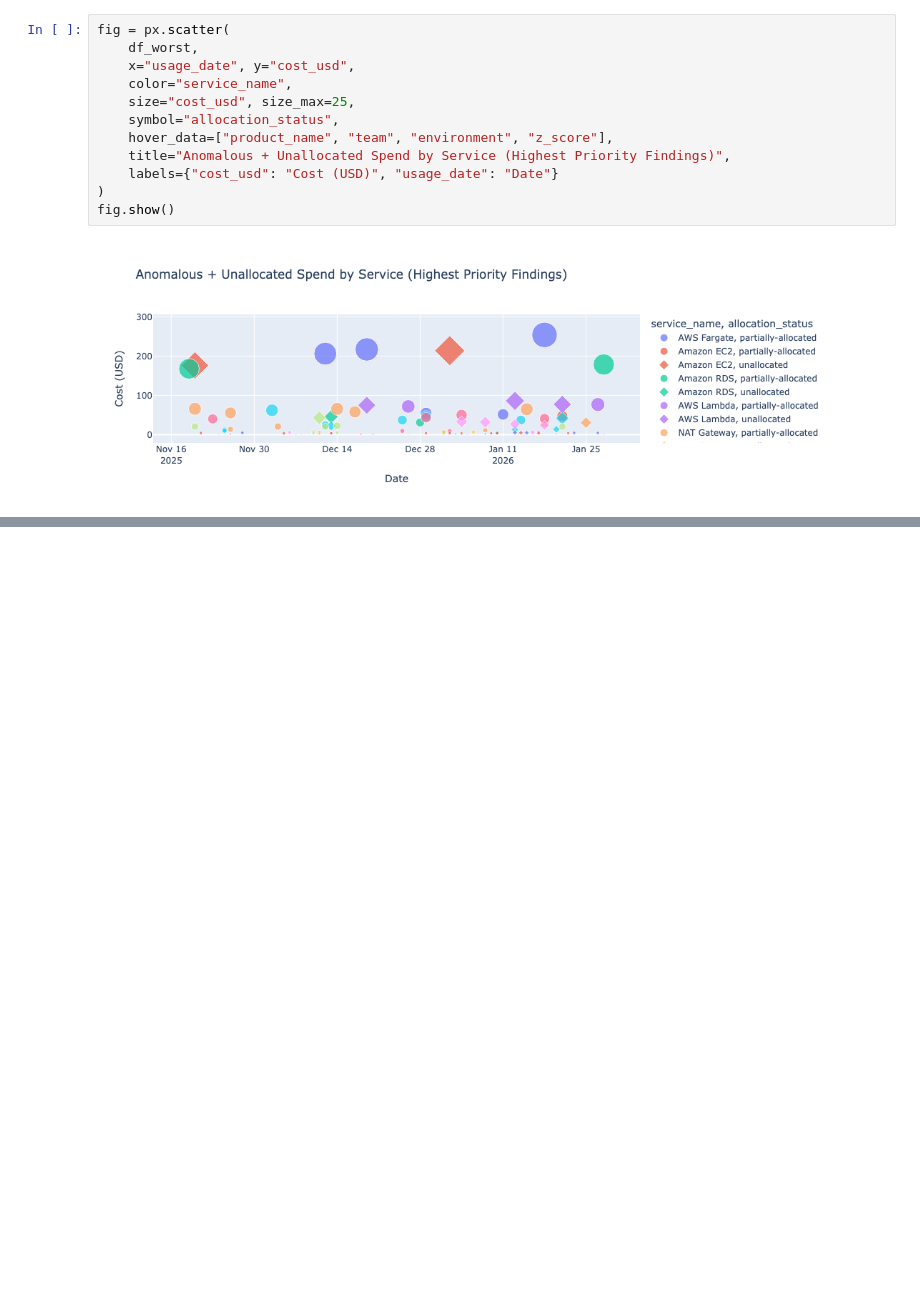
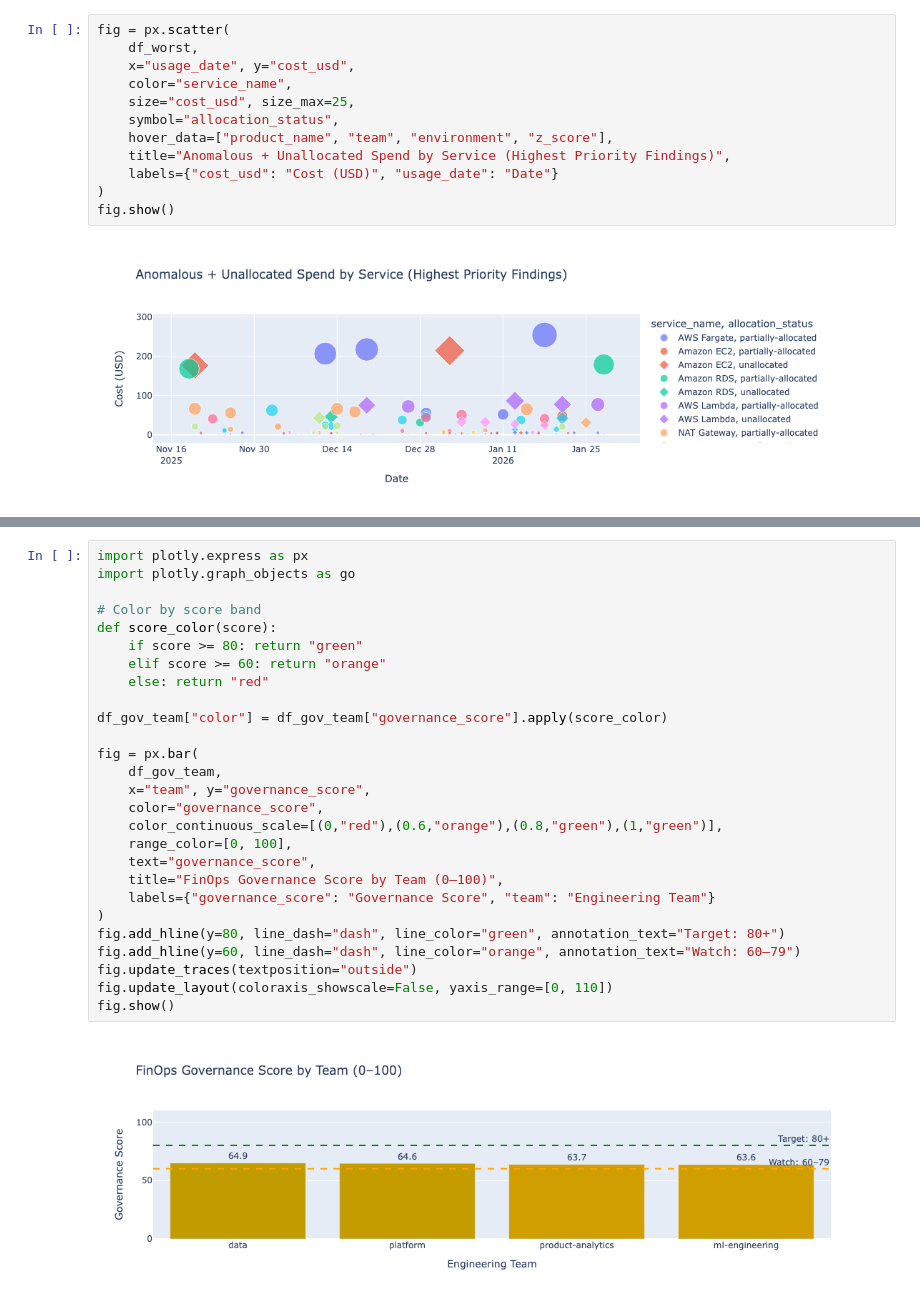
Before and after one commit to marvinmills/finops-dojo-lab, a Jupyter notebook: 01-aws-ai-saas-case/analysis/analysis2.ipynb, the cells around one changed output, grey strips where cells are left out. Drawn from its saved outputs; the diff is of its cells as text; blank space fills up the shorter version.

Commit message:
visuals for stakeholders

```diff
--- a/01-aws-ai-saas-case/analysis/analysis2.ipynb
+++ b/01-aws-ai-saas-case/analysis/analysis2.ipynb
@@ -2497,0 +2579,29 @@ fig.show()
+# %%
+import plotly.express as px
+import plotly.graph_objects as go
+
+# Color by score band
+def score_color(score):
+    if score >= 80: return "green"
+    elif score >= 60: return "orange"
+    else: return "red"
+
+df_gov_team["color"] = df_gov_team["governance_score"].apply(score_color)
+
+fig = px.bar(
+    df_gov_team,
+    x="team", y="governance_score",
+    color="governance_score",
+    color_continuous_scale=[(0,"red"),(0.6,"orange"),(0.8,"green"),(1,"green")],
+    range_color=[0, 100],
+    text="governance_score",
+    title="FinOps Governance Score by Team (0–100)",
+    labels={"governance_score": "Governance Score", "team": "Engineering Team"}
+)
+fig.add_hline(y=80, line_dash="dash", line_color="green", annotation_text="Target: 80+")
+fig.add_hline(y=60, line_dash="dash", line_color="orange", annotation_text="Watch: 60–79")
+fig.update_traces(textposition="outside")
+fig.update_layout(coloraxis_showscale=False, yaxis_range=[0, 110])
+fig.show()
+# %% [output]
+[figure, added]
```
Also changed, not shown: parts of 14 cells of this notebook.
